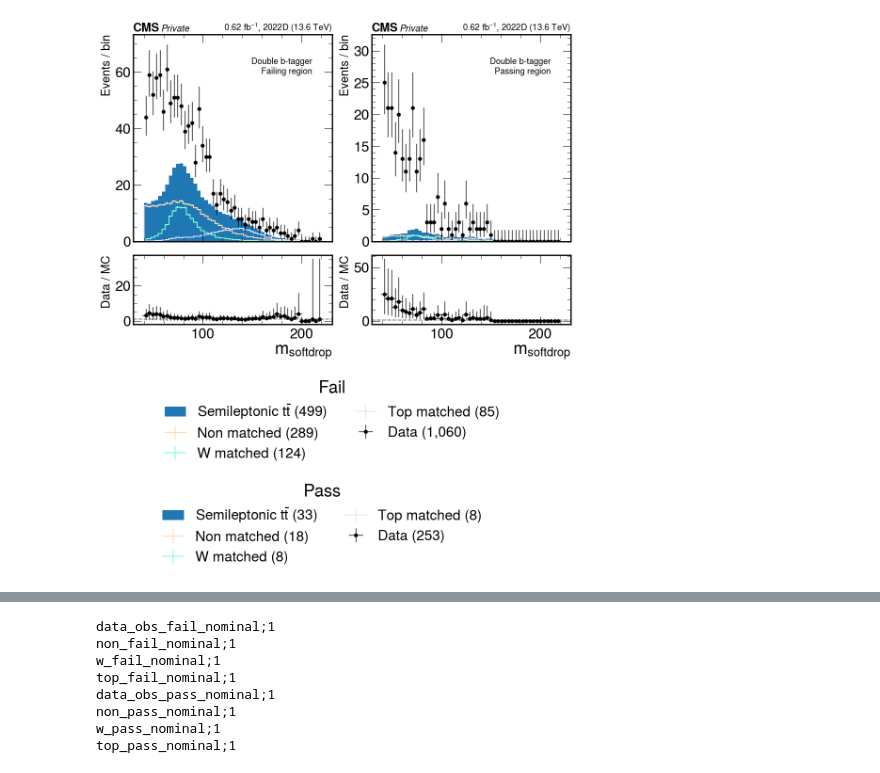
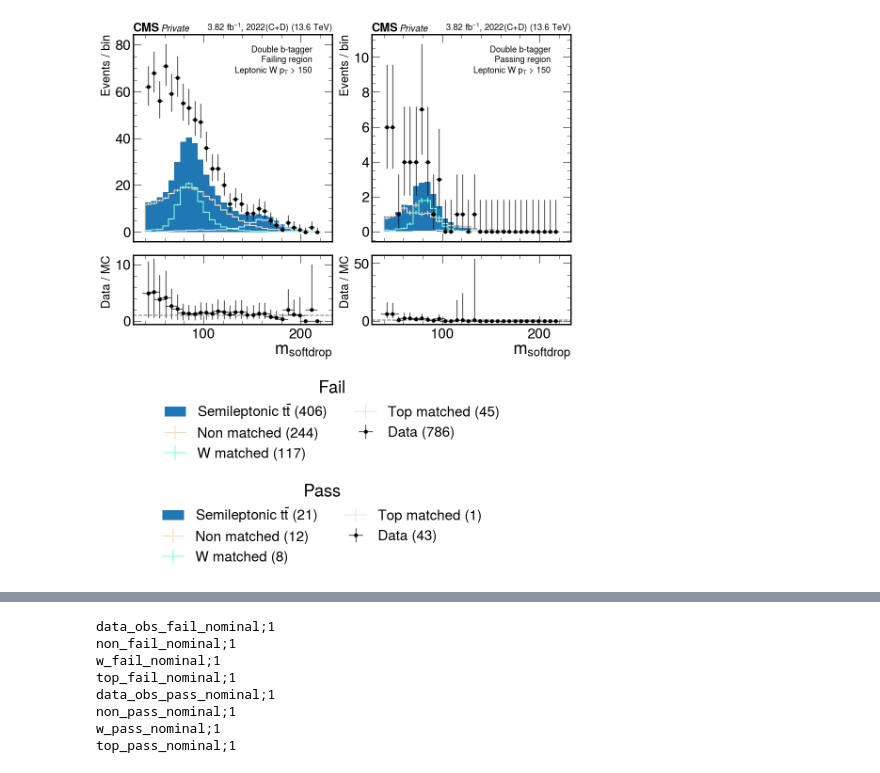
Before and after one commit to alintulu/PNCalibration, a Jupyter notebook: hist.ipynb, the cells around one changed output, grey strips where cells are left out. Saved outputs shown, nothing was run; the diff lists cells and outputs as text; code cells hidden in the pictures.

```diff
--- a/hist.ipynb
+++ b/hist.ipynb
@@ -386,0 +201,2 @@ for i in h_data.axes["cut"]:
+# %%
+util.load("outfiles/Run3Summer22/fulllumi/nminus1_Run2022D_jetId_btag0p1.coffea")[0]
@@ -386,0 +260,17 @@ for i in h_data.axes["cut"]:
+# %%
+def group(h: hist.Hist, oldname: str, newname: str, grouping: dict):
+    hnew = hist.Hist(
+        hist.axis.StrCategory(grouping, name=newname),
+        *(ax for ax in h.axes if ax.name != oldname),
+        storage=h._storage_type,
+    )
+    for i, indices in enumerate(grouping.values()):
+        hnew.view(flow=True)[i] = h[{oldname: indices}][{oldname: sum}].view(flow=True)
+
+    return hnew
+# %%
+grouping = {
+    "Run3Summer22": ["Run2022C", "Run2022D"],
+}
+
+data = group(outsum["templates"], "dataset", "process", grouping)
@@ -387,14 +424,18 @@ for i in h_data.axes["cut"]:
 # %%
 from coffea.hist import clopper_pearson_interval, poisson_interval
 
-data = util.load("outfiles/Run3Summer22/old/cutflow_Run2022D.coffea")[0]
-mc = util.load("outfiles/Run3Summer22/old/cutflow_TTtoLNu2Q.coffea")
+#data = util.load("outfiles/Run3Summer22/fulllumi/nminus1_Run2022C_jetId_btag0p1.coffea")[0]
+mc = util.load("outfiles/Run3Summer22/fulllumi/nminus1_TTtoLNu2Q_isoTrack_jetId_btag0p1.coffea")[0]
 
 lumis = {
-    "2022d" : 624.905199074,
+    "2022d" :  3820.82926407 #1179.99079713  #2640.83846694
 }
+
+scale = 0.47837295482 #0.45444947223 #0.48906250969
+
 xs = {
     "TTtoLNu2Q" : 762.1,
+    "QCD" : 222.1,
 }
 era = "2022d"
 
@@ -407,6 +448,7 @@ cuts = [
     'Leptonic W p$_T$ > 150',
     'Same hem. AK4 b-jet',
     'Opp. hem. AK8 jet',
+    'Muon track dz',
 ]
 
 region = {
@@ -417,21 +459,21 @@ region = {
 hist_data = {}
 hist_mc = {}
 
-scale_lumi = {k: xs[k] * lumis[era] / w for k, w in mc['sumw'].items()}
+scale_lumi_mc = {k: xs[k] * lumis[era] * scale / w for k, w in mc['sumw'].items()}
 
-h_data =  data["cutflow"][{
-    "cat" : slice(hist.underflow, hist.overflow, sum),
-    "dataset" : slice(hist.underflow, hist.overflow, sum),
-    "pt" : slice(hist.underflow, hist.overflow, sum),
+h_data = data[{
+    "cat" : sum,
+    "process" : sum,
+    "region" : hist.loc("all")
 }]
 h_mc = mc["cutflow"][{
-    "pt" : slice(hist.underflow, hist.overflow, sum),
+    "region" : hist.loc("all")
 }]
 
 for i, name in enumerate(h_mc.axes["dataset"]):
     h_mc.view(flow=True)[i] *= scale_lumi[name]
 
-for i in [7]: #h_mc.axes["cut"]:
+for i in [5]: #h_mc.axes["cut"]:
 
     fig, (ax, rax) = plt.subplots(
         2, 2, figsize=(12, 8), gridspec_kw={"height_ratios": (3, 1)}, sharex=True
@@ -445,28 +487,34 @@ for i in [7]: #h_mc.axes["cut"]:
         rax[j].set_xlabel(r"m$_{softdrop}$")
         ax[j].set_xlabel(" ")
 
-        sli = slice(hist.underflow, 0.4j, sum) if j == 0 else slice(0.4j, hist.overflow, sum)
+        sli = slice(0j, 0.05j, sum) if j == 0 else slice(0.05j, 1j, sum)
         hh_mc = h_mc[{"dataset" : sum, "cut" : hist.loc(i), "pn_Hbb" : sli}]
         hist_mc[r] = hh_mc
 
         mplhep.histplot(
-            hh_mc[{"cat" : sum}],
+            [
+                hh_mc[{"cat" : [hist.loc(3), hist.loc(2), hist.loc(1)]}][{"cat" : sum}],
+            ],
             ax=ax[j],
             histtype="fill",
-            label=r"Semileptonic $t\bar{t}$" + f" ({hh_mc.sum().value:,.0f})"
+            label=[
+                r"Semileptonic $t\bar{t}$" + f" ({hh_mc.sum().value:,.0f})",
+            ],
+            stack=True,
+            sort="y_r",
         )
 
         mplhep.histplot(
             [
-                hh_mc[{"cat" : hist.loc("non_matched")}],
-                hh_mc[{"cat" : hist.loc("w_matched")}],
-                hh_mc[{"cat" : hist.loc("top_matched")}],
+                hh_mc[{"cat" : hist.loc(3)}],
+                hh_mc[{"cat" : hist.loc(2)}],
+                hh_mc[{"cat" : hist.loc(1)}],
             ],
             ax=ax[j],
             label=[
-                "Non matched ({0:,.0f})".format(hh_mc[{"cat" : hist.loc("non_matched")}].sum().value),
-                "W matched ({0:,.0f})".format(hh_mc[{"cat" : hist.loc("w_matched")}].sum().value),
-                "Top matched ({0:,.0f})".format(hh_mc[{"cat" : hist.loc("top_matched")}].sum().value),
+                "Non matched ({0:,.0f})".format(hh_mc[{"cat" : hist.loc(3)}].sum().value),
+                "W matched ({0:,.0f})".format(hh_mc[{"cat" : hist.loc(2)}].sum().value),
+                "Top matched ({0:,.0f})".format(hh_mc[{"cat" : hist.loc(1)}].sum().value),
             ],
             color=["peachpuff","aquamarine","lavender"]
         )
@@ -505,36 +553,36 @@ for i in [7]: #h_mc.axes["cut"]:
             centers,
             rsumw,
             xerr=centers[1]-centers[0],
             yerr=rsumw_unc,
             **data_err_opts,
         )
 
         rax[j].axhline(1, color='gray',ls='--')
 
-        plt.text(0.9, 0.8, f"Double b-tagger\n{region[j]}", #"\n{cuts[i]}",
+        plt.text(0.9, 0.8, f"Double b-tagger\n{region[j]}\n{cuts[i]}",
                     fontsize=13,
                     horizontalalignment='right',
                     verticalalignment='bottom',
                     transform=ax[j].transAxes
                    )
 
         mplhep.cms.label(
             ax=ax[j],
             data=True,
             label="Private",
-            year="2022D",
+            year="2022(C+D)",
             lumi=f"{lumis[era]/1000:.2f}",
             com=13.6,
             fontsize=14,
         )
 
         ax[j].set_ylabel("Events / bin", fontsize=18)
         rax[j].set_ylabel("Data / MC", fontsize=18)
 
     ax[0].legend(loc='upper center', title="Fail", bbox_to_anchor=(1, -0.6), ncol=2)
     ax[1].legend(loc='upper center', title="Pass", bbox_to_anchor=(-0.25, -1.1), ncol=2)
 # %% [output]
-[figure, old version]
+[figure, new version]
 # %%
 from coffea.hist import clopper_pearson_interval, poisson_interval
 
```
Also changed, not shown: parts of 13 cells of this notebook, 13 other files.
